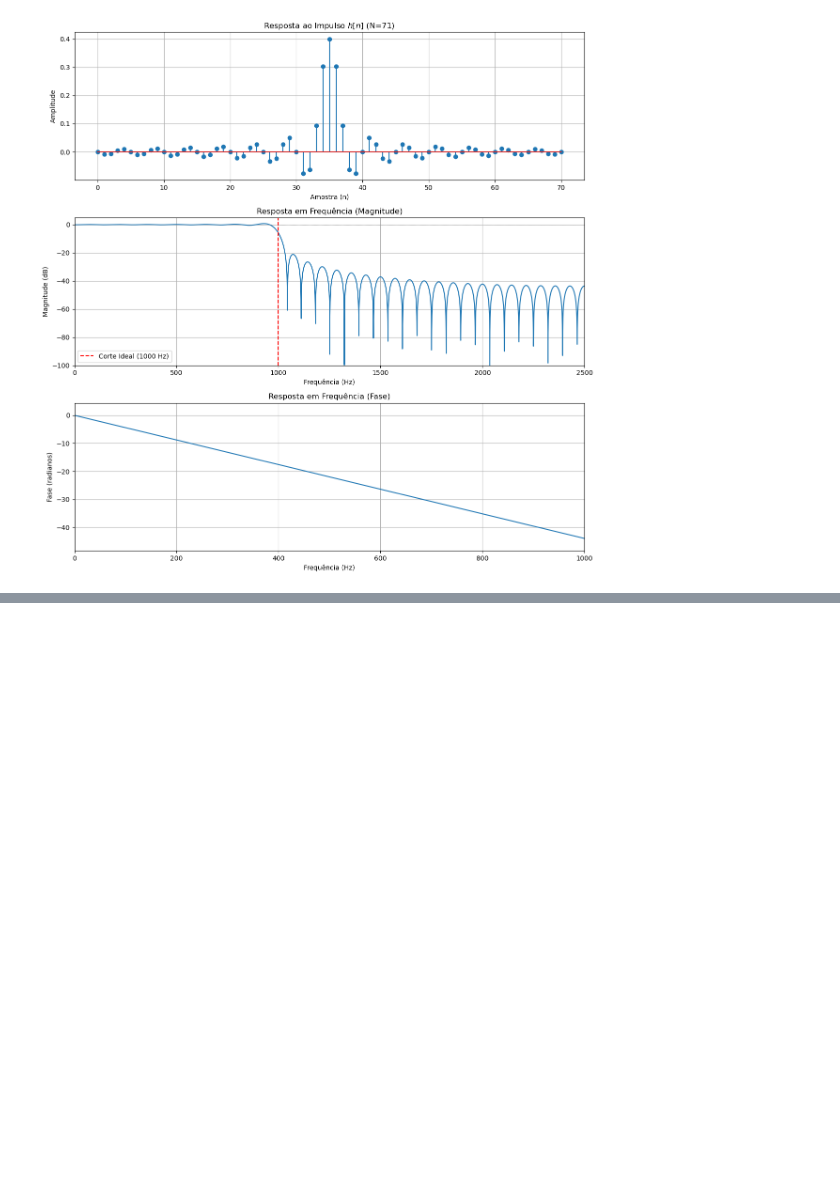
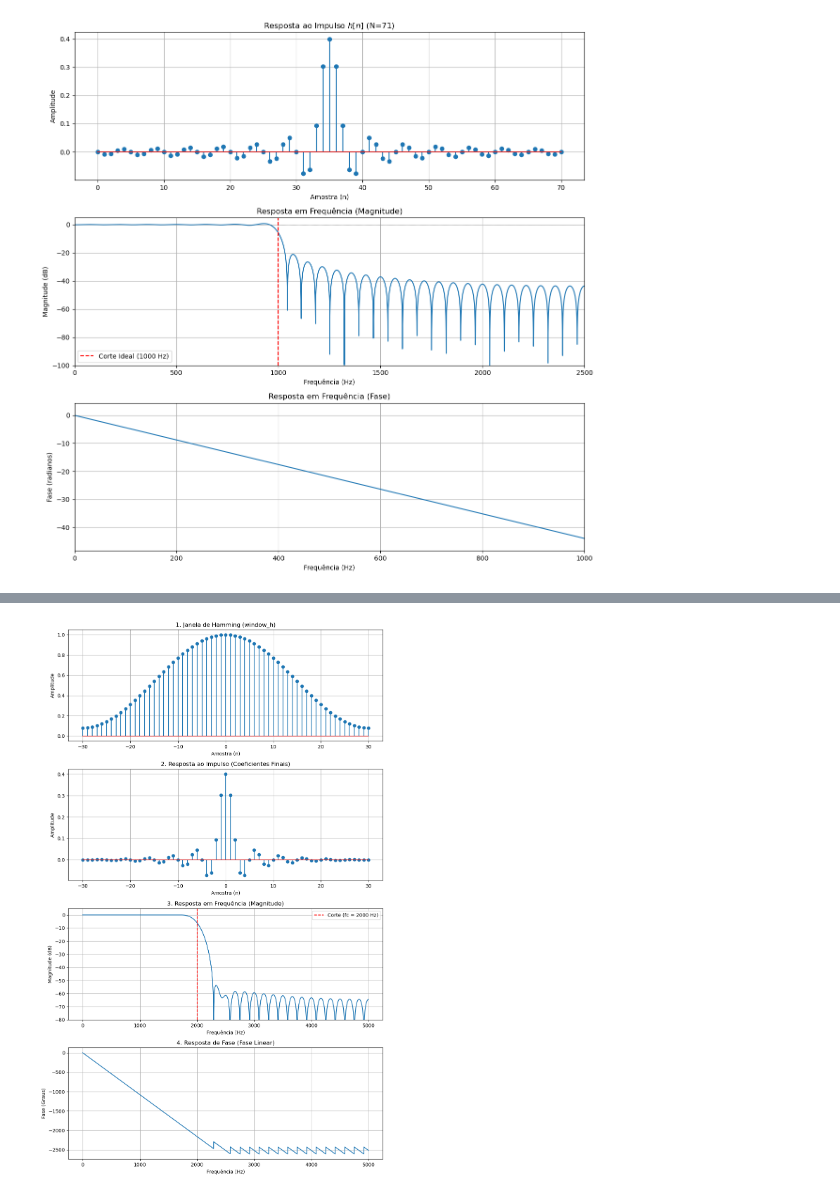
Before and after one commit to elmerfariass/DSPcap, a Jupyter notebook: Cap4-5-6.ipynb, the cells around one changed output, grey strips where cells are left out. Drawn from its saved outputs; the diff is of its cells as text; code cells hidden in the pictures; blank space fills up the shorter version.

```diff
--- a/Cap4-5-6.ipynb
+++ b/Cap4-5-6.ipynb
@@ -260,0 +196,70 @@ plt.show()
+# %%
+def LP_hamming(N, fc, fs):
+
+    # 1. Calcula os coeficientes do filtro passa-baixa ideal
+    h_ideal = low_pass(N, fc, fs)
+
+    # 2. Gera a janela de Hamming
+    window_h = hamming_window(N)
+
+    # 3. Aplica a janela aos coeficientes ideais
+    h_windowed = h_ideal * window_h
+
+    h_windowed /= np.sum(h_windowed)  # Normaliza para ganho DC = 1
+
+    return h_windowed, window_h
+# %%
+N = 61                # Ordem do filtro (tamanho)
+fs = 10000            # Frequência de amostragem (12 kHz)
+fc = 2000             # Frequência de corte (5 kHz)
+
+# Cria o eixo de tempo 't' centrado em zero
+t = np.arange(N) - (N - 1) / 2
+hamming_windowed, window_h = LP_hamming(N, fc, fs)
+
+w, H = freqz(hamming_windowed, 1, worN=8192, fs=fs)
+
+# --- 5. Geração dos Gráficos em 'axs' ---
+fig, axs = plt.subplots(4, 1, figsize=(10, 16))
+
+# Gráfico 1: Janela de Hamming
+axs[0].stem(t, window_h, 'o-')
+axs[0].set_title("1. Janela de Hamming (window_h)")
+axs[0].set_xlabel("Amostra (n)")
+axs[0].set_ylabel("Amplitude")
+axs[0].grid(True)
+#
+
+# Gráfico 2: Resposta ao Impulso (Coeficientes)
+axs[1].stem(t, hamming_windowed, 'o-')
+axs[1].set_title("2. Resposta ao Impulso (Coeficientes Finais)")
+axs[1].set_xlabel("Amostra (n)")
+axs[1].set_ylabel("Amplitude")
+axs[1].grid(True)
+
+# Gráfico 3: Módulo em dB
+magnitude_db = 20 * np.log10(np.abs(H))
+axs[2].plot(w, magnitude_db)
+axs[2].set_title("3. Resposta em Frequência (Magnitude)")
+axs[2].set_xlabel("Frequência (Hz)")
+axs[2].set_ylabel("Magnitude (dB)")
+axs[2].axvline(fc, color='r', linestyle='--', label=f'Corte (fc = {fc} Hz)')
+axs[2].set_ylim(-80, 5)
+axs[2].grid(True)
+axs[2].legend()
+
+# Gráfico 4: Fase
+phase = np.unwrap(np.angle(H))
+phase_degrees = np.rad2deg(phase)
+
+axs[3].plot(w, phase_degrees)
+axs[3].set_title("4. Resposta de Fase (Fase Linear)")
+axs[3].set_xlabel("Frequência (Hz)")
+axs[3].set_ylabel("Fase (Graus)")
+axs[3].grid(True)
+
+# Ajusta o layout para evitar sobreposição
+plt.tight_layout()
+plt.show()
+# %% [output]
+[figure, added]
```
Also changed, not shown: parts of 1 cell of this notebook, 1 other file.
